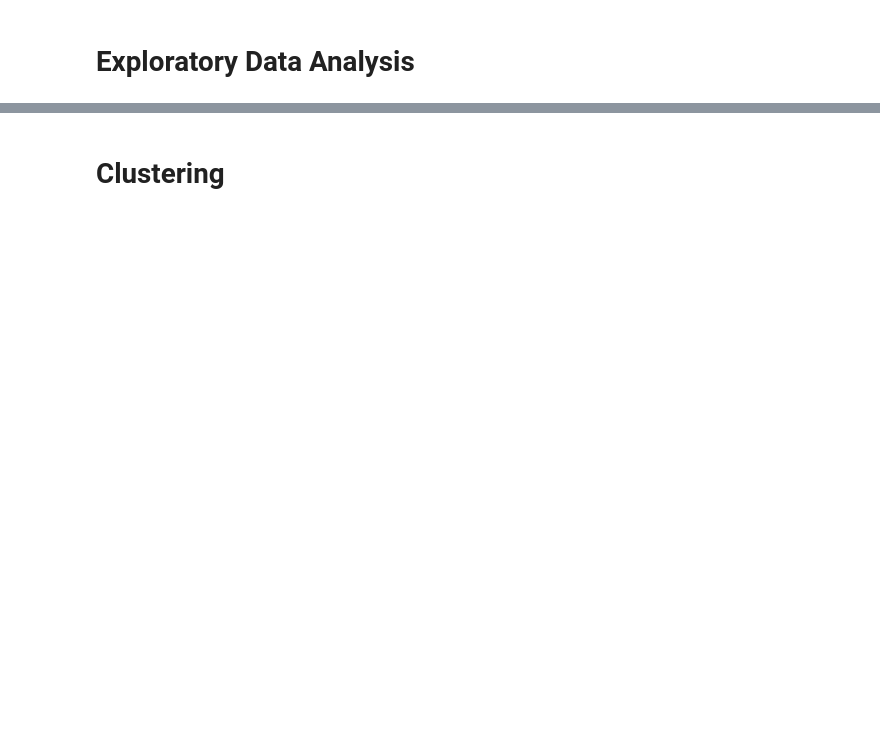
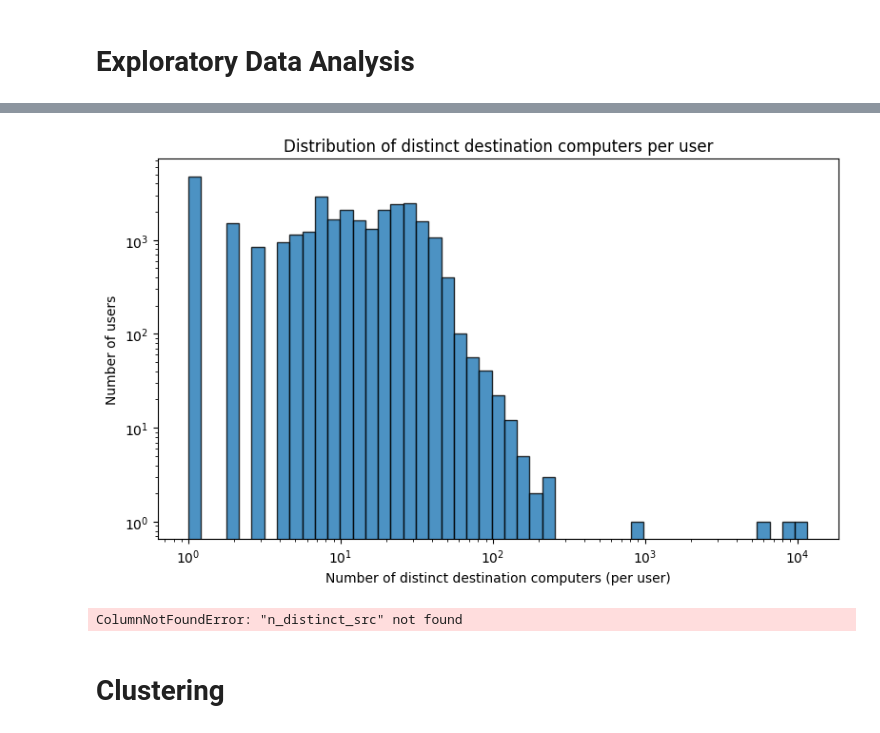
Before and after one commit to Tarun-Rajan99/MSc-Project, a Jupyter notebook: 03_working_notebooks/feature_selection.ipynb, the cells around one changed output, grey strips where cells are left out. Saved outputs shown, nothing was run; the diff lists cells and outputs as text; code cells hidden in the pictures; blank space fills up the shorter version.

```diff
--- a/03_working_notebooks/feature_selection.ipynb
+++ b/03_working_notebooks/feature_selection.ipynb
@@ -70,3 +104,51 @@ shape: (5, 10)
+# %%
+# Distinct destination computers per user
+dest_per_user = (
+    df
+    .group_by("src_user")
+    .agg(n_distinct_dest=pl.col("dest_comp").n_unique())
+    .collect()
+)
+
+counts = dest_per_user["n_distinct_dest"].to_numpy()
+
+fig, ax = plt.subplots(figsize=(8, 5))
+
+bins = np.logspace(np.log10(counts.min()), np.log10(counts.max()), 50)
+ax.hist(counts, bins=bins, edgecolor="black", alpha=0.8)
+ax.set_xscale("log")
+ax.set_yscale("log")
+ax.set_xlabel("Number of distinct destination computers (per user)")
+ax.set_ylabel("Number of users")
+ax.set_title("Distribution of distinct destination computers per user")
+plt.tight_layout()
+plt.show()
+# %% [output]
+[figure, added]
+# %%
+# Distinct source computers per user
+dest_per_user = (
+    df
+    .group_by("src_user")
+    .agg(n_distinct_dest=pl.col("src_comp").n_unique())
+    .collect()
+)
+
+counts = dest_per_user["n_distinct_src"].to_numpy()
+
+fig, ax = plt.subplots(figsize=(8, 5))
+
+bins = np.logspace(np.log10(counts.min()), np.log10(counts.max()), 50)
+ax.hist(counts, bins=bins, edgecolor="black", alpha=0.8)
+ax.set_xscale("log")
+ax.set_yscale("log")
+ax.set_xlabel("Number of distinct source computers (per user)")
+ax.set_ylabel("Number of users")
+ax.set_title("Distribution of distinct source computers per user")
+plt.tight_layout()
+plt.show()
+# %% [output]
+ColumnNotFoundError: "n_distinct_src" not found
 # %% [markdown]
 # Clustering
 # %%
```
Also changed, not shown: parts of 7 cells of this notebook.
